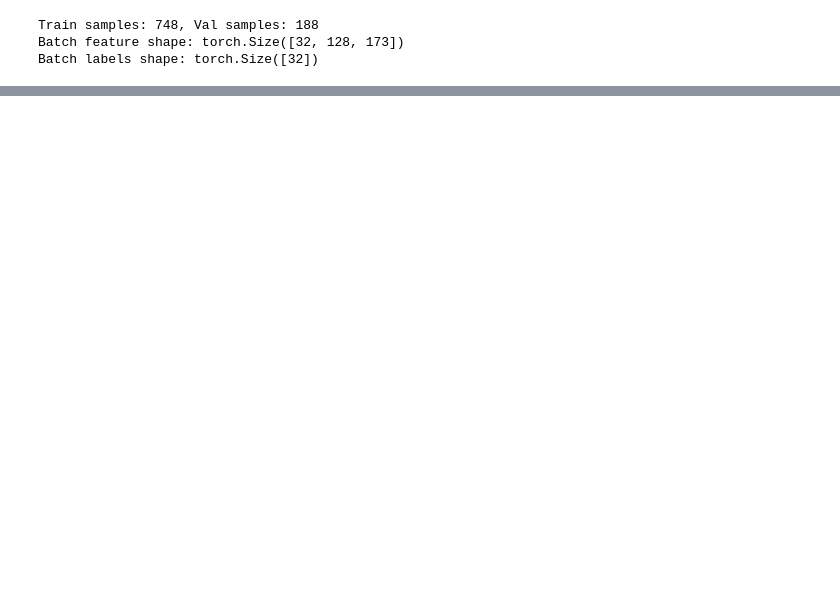
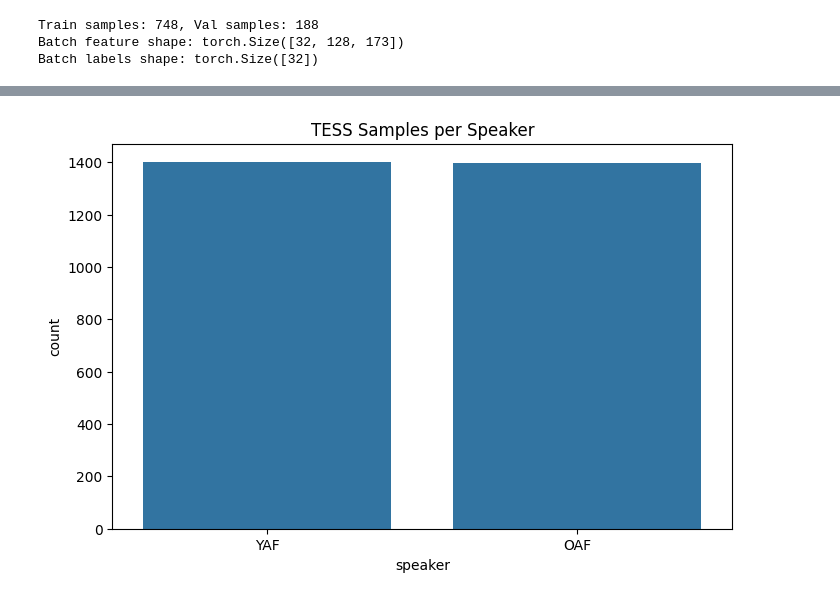
Before and after one commit to pavishanth-sujeevan/E.motion-, a Jupyter notebook: ser-preprocessing.ipynb, the cells around one changed output, grey strips where cells are left out. Saved outputs shown, nothing was run; the diff lists cells and outputs as text; code cells hidden in the pictures; blank space fills up the shorter version.

```diff
--- a/ser-preprocessing.ipynb
+++ b/ser-preprocessing.ipynb
@@ -238,0 +330,8 @@ Batch labels shape: torch.Size([32])
+# %%
+# Speaker distribution
+plt.figure(figsize=(8, 5))
+sns.countplot(data=df_tess, x="speaker")
+plt.title("TESS Samples per Speaker")
+plt.show()
+# %% [output]
+[figure, added]
```
Also changed, not shown: parts of 25 cells of this notebook.
